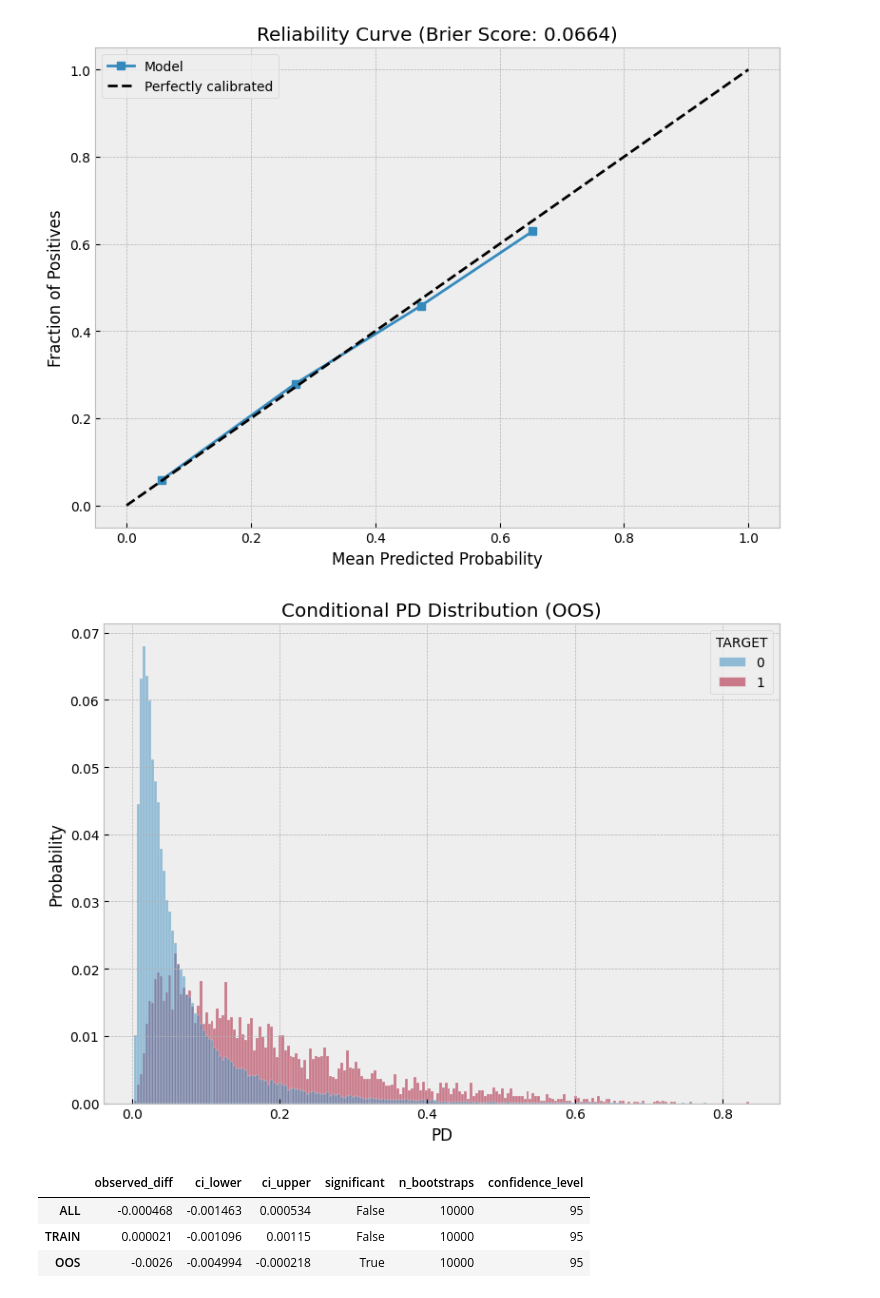
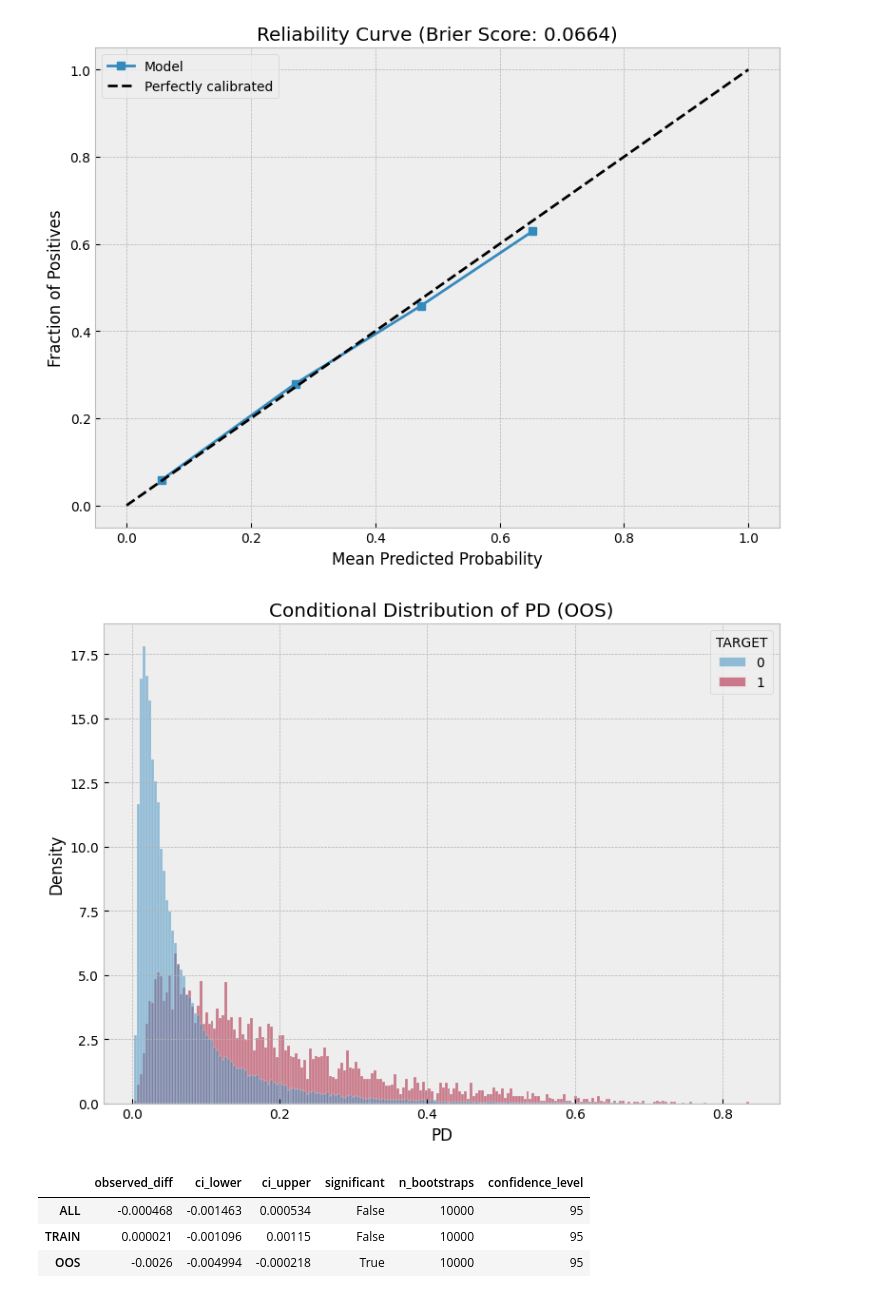
Before and after one commit to VicadP/modeling-probability-of-default, a Jupyter notebook: model_evaluation.ipynb, the cells around one changed output. Saved outputs shown, nothing was run; the diff lists cells and outputs as text; code cells hidden in the pictures.

```diff
--- a/model_evaluation.ipynb
+++ b/model_evaluation.ipynb
@@ -99,14 +99,14 @@ scored_data = pd.read_csv(cfg.paths.train_sample_scored)
 # %%
 plt.figure(figsize=(8, 6))
 
-sns.histplot(data=scored_data.query("SAMPLE == 'OOS'"), x='PD', hue='TARGET', stat='probability', common_norm=False)
+sns.histplot(data=scored_data.query("SAMPLE == 'OOS'"), x='PD', hue='TARGET', stat='density', common_norm=False)
 
-plt.title("Conditional PD Distribution (OOS)")
+plt.title("Conditional Distribution of PD (OOS)")
 
 plt.tight_layout()
 plt.show()
 # %% [output]
-[figure, old version]
+[figure, new version]
 # %%
 results = {}
 for sample_name in ['ALL', 'TRAIN', 'OOS']:
```
Also changed, not shown: 5 other files.
